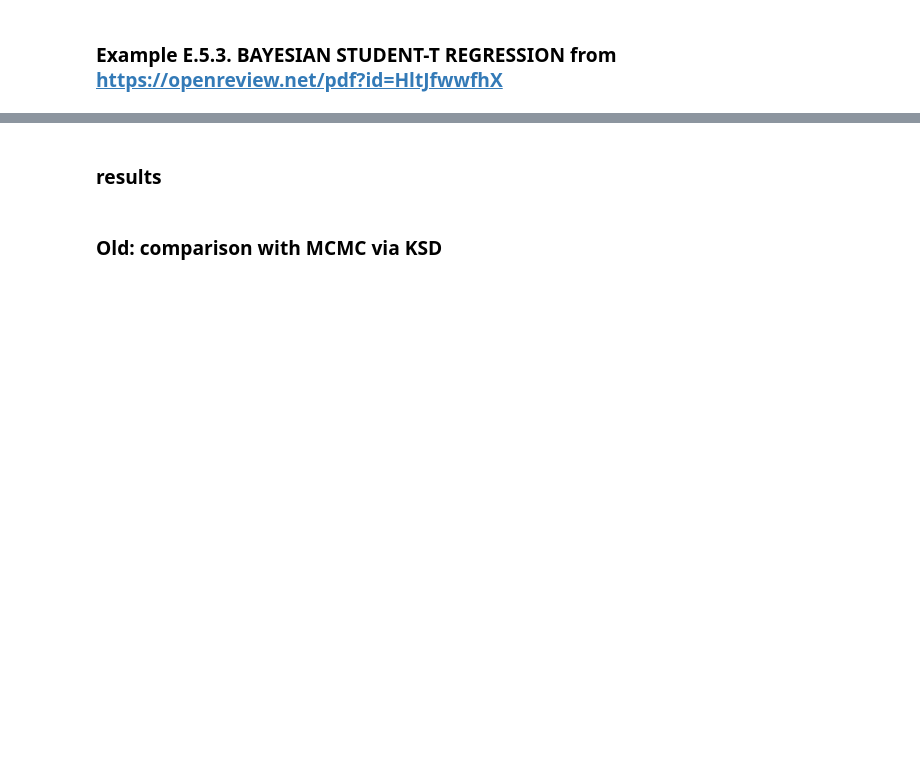
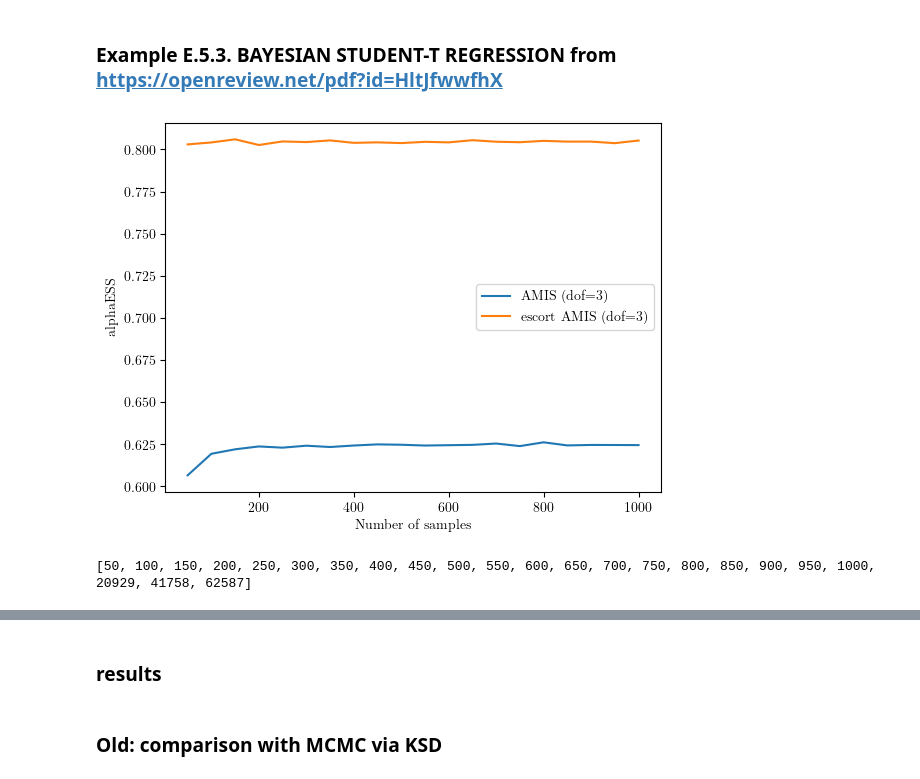
Before and after one commit to nicola144/ais-heavy-tails, a Jupyter notebook: student-regression-realdata.ipynb, the cells around one changed output, grey strips where cells are left out. Drawn from its saved outputs; the diff is of its cells as text; code cells hidden in the pictures; blank space fills up the shorter version.

Commit message:
plots real

```diff
--- a/student-regression-realdata.ipynb
+++ b/student-regression-realdata.ipynb
@@ -181,0 +254,49 @@ mcmc_samples_array = np.vstack(list(mcmc_samples.values())).T
+# %%
+dictionaries_data = [loaded_data, loaded_data_alphaAMIS]
+results_baseline = {}
+results_our_fixed_dof = {}
+results_all = [results_baseline, results_our_fixed_dof]
+
+for i, data in enumerate(dictionaries_data):
+    for key, value in data.items():
+        # Split the key by "_" and find the index of "niter_25_"
+        parts = key.split("_")
+
+        key_numsamples = parts[2]
+        key_metric = parts[-3] + parts[-2] + parts[-1]
+
+        if key_metric not in results_all[i].keys():
+            results_all[i][key_metric] = {}
+            if key_numsamples not in results_all[i][key_metric].keys():
+                results_all[i][key_metric][key_numsamples] = value[-1] # keeping only last value of iteration number
+            else:
+                continue
+        else:
+            if key_numsamples not in results_all[i][key_metric].keys():
+                results_all[i][key_metric][key_numsamples] = value[-1] # keeping only last value of iteration number
+            else:
+                continue
+# %%
+sorted_numsamples_baseline = sorted(list(map(int, results_baseline['meanalphaESSbaseline.npy'].keys())))
+sorted_numsamples_baseline_str = [str(num) for num in sorted_numsamples_baseline]
+# Step 2: Iterate through the sorted keys and get the corresponding values
+sorted_values_baseline = [ results_baseline['meanalphaESSbaseline.npy'][key] for key in sorted_numsamples_baseline_str]
+
+sorted_numsamples_ours = sorted(list(map(int, results_our_fixed_dof['25meanalphaESS.npy'].keys())))
+sorted_numsamples_ours_str = [str(num) for num in sorted_numsamples_ours]
+# Step 2: Iterate through the sorted keys and get the corresponding values
+sorted_values_ours = [ results_our_fixed_dof['25meanalphaESS.npy'][key] for key in sorted_numsamples_ours_str]
+
+
+plt.plot(sorted_numsamples_baseline[:len(sorted_numsamples_baseline) -  3],  sorted_values_baseline[:len(sorted_numsamples_baseline) -  3], label='AMIS (dof=3)')
+plt.plot(sorted_numsamples_ours[:len(sorted_numsamples_ours) -  3],  sorted_values_ours[:len(sorted_numsamples_ours) -  3], label='escort AMIS  (dof=3)')
+plt.xlabel('Number of samples')
+plt.ylabel('alphaESS')
+plt.legend()
+plt.savefig('./results/creatinine_alphaESS.pdf')
+# %% [output]
+[figure, added]
+# %%
+print(sorted_numsamples_baseline)
+# %% [output]
+[50, 100, 150, 200, 250, 300, 350, 400, 450, 500, 550, 600, 650, 700, 750, 800, 850, 900, 950, 1000, 20929, 41758, 62587]
```
Also changed, not shown: parts of 10 cells of this notebook, 3 other files.
